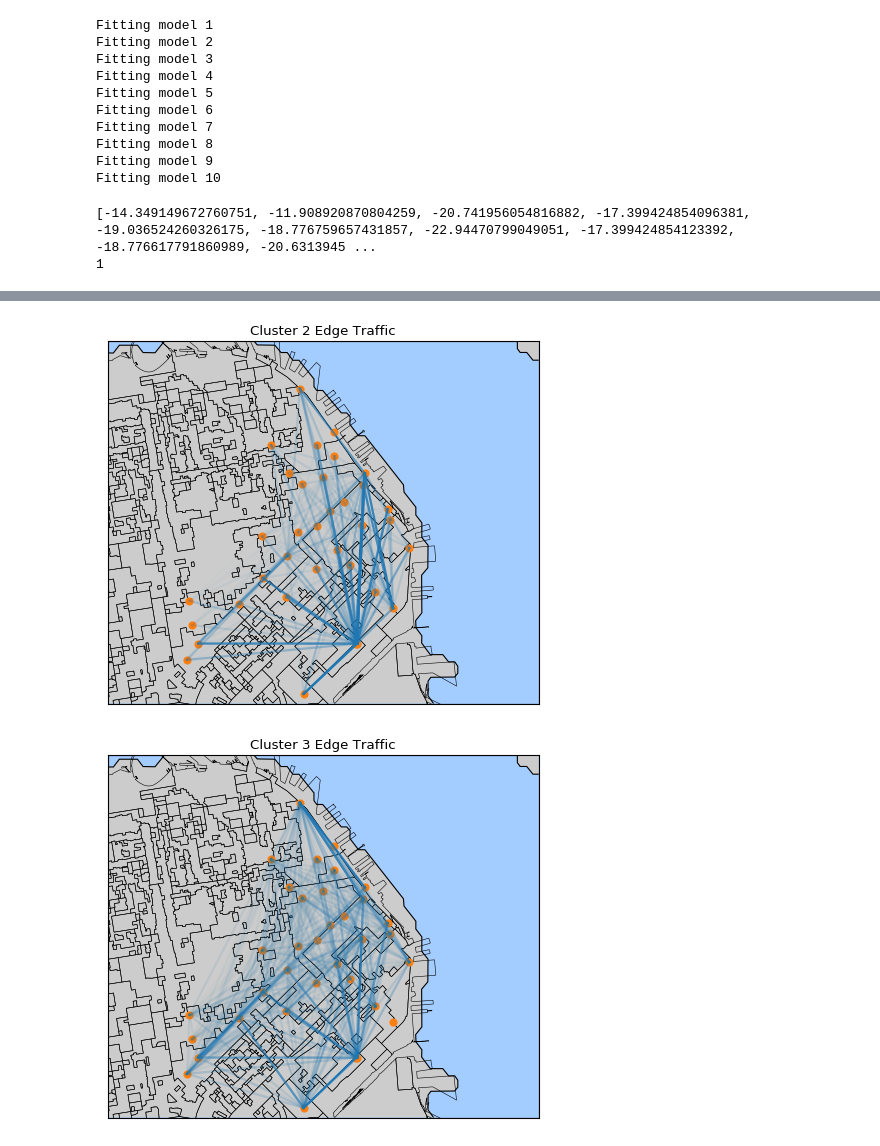
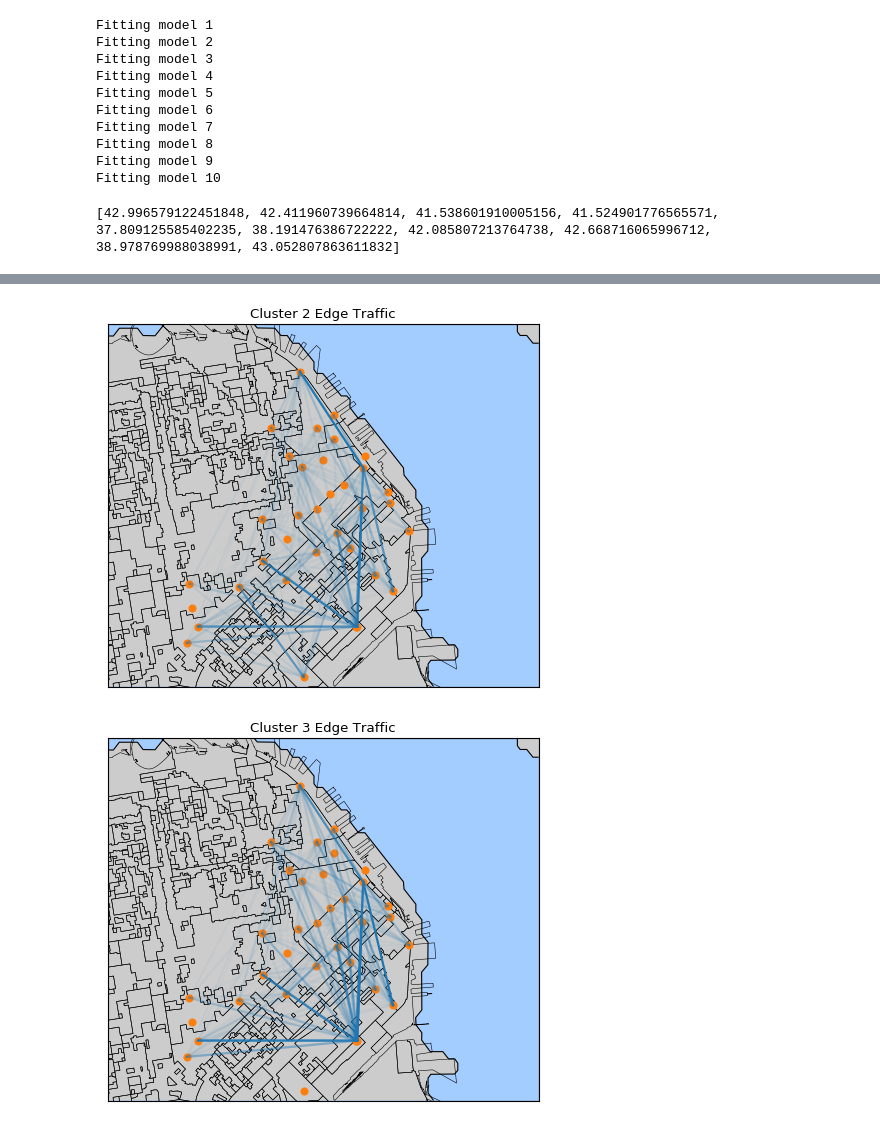
Before and after one commit to devincornell/sfbikeshare, a Jupyter notebook: Data Analysis.ipynb, the cells around one changed output, grey strips where cells are left out. Saved outputs shown, nothing was run; the diff lists cells and outputs as text; code cells hidden in the pictures.

```diff
--- a/Data Analysis.ipynb
+++ b/Data Analysis.ipynb
@@ -62,5 +62,9 @@ source_in_sf = features.source.isin(df_station.id)
 dest_in_sf = features.dest.isin(df_station.id)
 features = features[source_in_sf & dest_in_sf]
 
+# Remove upper 95% duration
+cutoff = np.percentile(features.duration.values, 95)
+features = features[features.duration <= cutoff]
+
 print(len(features), 'rides loaded!')
 # %% [output]
@@ -402,0 +409,6 @@ Cluster 5 income: [ 61141.13998725  70077.42134301]
+# %%
+from sklearn.preprocessing import MinMaxScaler
+
+# Normalize each feature vector between zero and 1
+features_scaled = pd.DataFrame(MinMaxScaler().fit_transform(features))
+features_scaled.columns = features.columns
@@ -404,7 +418,7 @@ Cluster 5 income: [ 61141.13998725  70077.42134301]
 from sklearn.mixture import GaussianMixture
 
 n_models = 10
-n_clusters = 5
+n_clusters = 10
 max_iter = 10000
 
 # Use source / dest zone features
@@ -429,8 +443,8 @@ scores = []
 for n in range(n_models):
     print('Fitting model', n + 1)
     gmm = GaussianMixture(n_clusters, max_iter = max_iter, random_state = SEED + n)
-    models.append(gmm.fit(features[gmm_features]))
-    scores.append(models[n].score(features[gmm_features]))
+    models.append(gmm.fit(features_scaled[gmm_features]))
+    scores.append(models[n].score(features_scaled[gmm_features]))
 # %% [output]
 Fitting model 1
 Fitting model 2
@@ -449,11 +463,10 @@ print(scores)
 best_idx = np.argmax(np.array(scores))
 model = models[best_idx]
 # %% [output]
-[-14.349149672760751, -11.908920870804259, -20.741956054816882, -17.399424854096381, -19.036524260326175, -18.776759657431857, -22.94470799049051, -17.399424854123392, -18.776617791860989, -20.6313945 ...
-1
+[42.996579122451848, 42.411960739664814, 41.538601910005156, 41.524901776565571, 37.809125585402235, 38.191476386722222, 42.085807213764738, 42.668716065996712, 38.978769988038991, 43.052807863611832]
 # %%
 # Sum weights on each edge
-labels = model.predict_proba(features[gmm_features])
+labels = model.predict_proba(features_scaled[gmm_features])
 edge_cluster_weight = np.zeros((nStations, nStations, n_clusters))
 for i, source in enumerate(df_station.id):
     for j, dest in enumerate(df_station.id):
@@ -478,7 +491,7 @@ map = Basemap(
 # Visualize clusters by edge traffic
 max_weight = np.max(edge_cluster_weight)
 
-for c_idx in range(5):
+for c_idx in range(n_clusters):
 
     plt.figure(figsize=(8, 6), dpi=80)
 
@@ -520,2 +533,2 @@ for c_idx in range(5):
-[figure, old version]
+[figure, new version]
-[figure, old version]
+[figure, new version]
```
Also changed, not shown: parts of 12 cells of this notebook, 5 other files.
